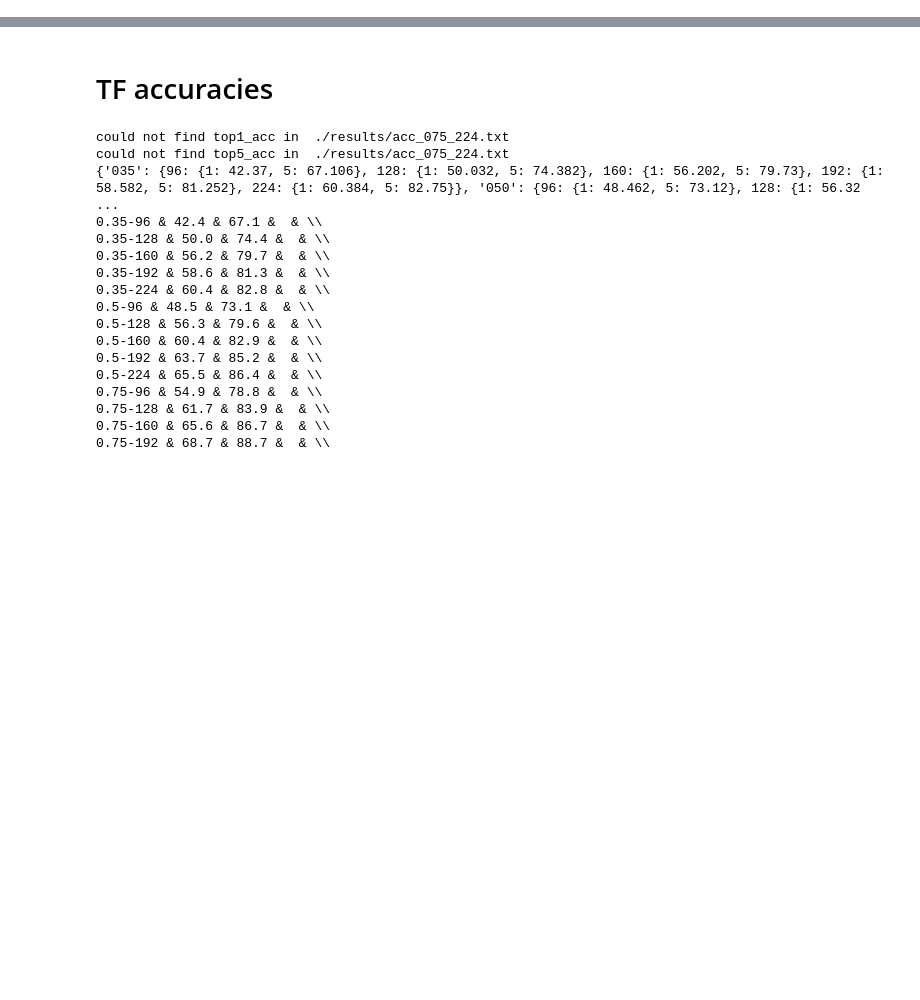
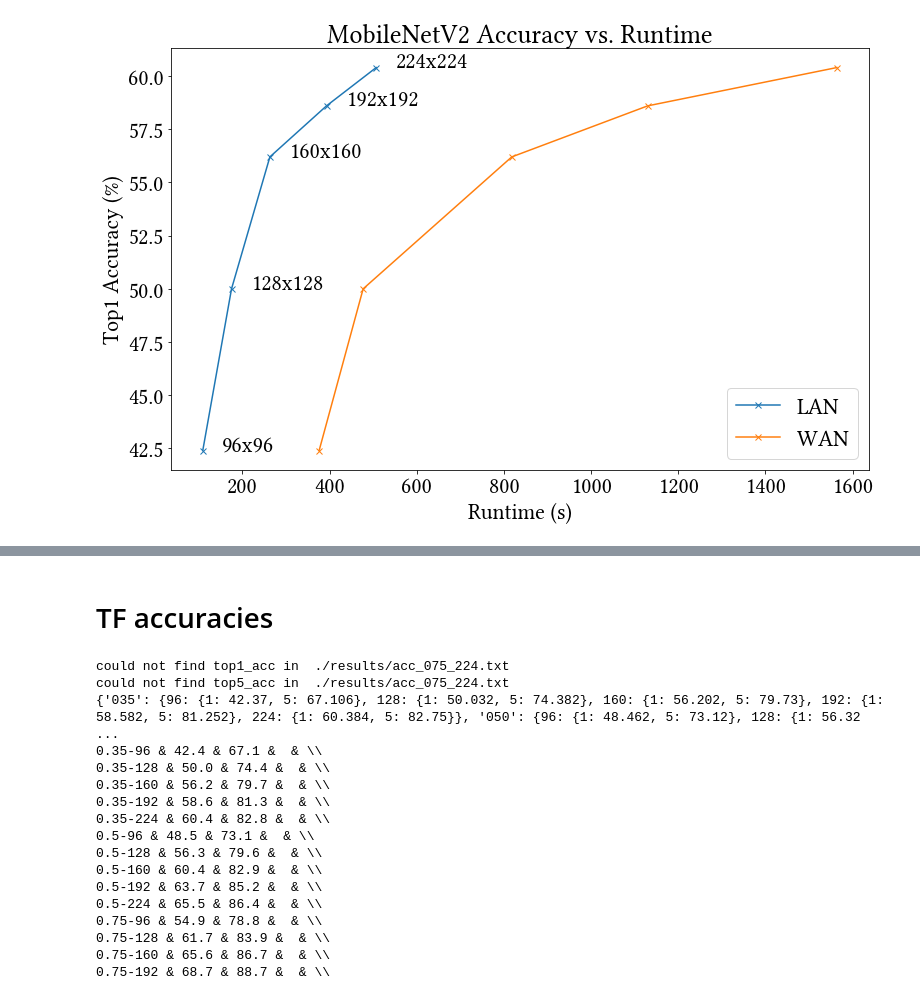
Before and after one commit to NervanaSystems/he-transformer, a Jupyter notebook: results/mobilenet_results/MobileNetV2Results.ipynb, the cells around one changed output, grey strips where cells are left out. Drawn from its saved outputs; the diff is of its cells as text; code cells hidden in the pictures; blank space fills up the shorter version.

Commit message:
Added libertine font plots

```diff
--- a/results/mobilenet_results/MobileNetV2Results.ipynb
+++ b/results/mobilenet_results/MobileNetV2Results.ipynb
@@ -25,3 +44,78 @@ def parse_results(file_name):
     assert(runtime is not None)
 
     return runtime
+# %%
+def make_mobilenet_table():
+    batch_size = 4096.
+
+    # TODO: replicate
+    lan_results = {96:109, 128:175, 160:263, 192:393, 224:507}
+
+
+    def parse_wan_results():
+        folder = './results/'
+
+        sizes = [96, 128, 160, 192, 224]
+
+        names = ['035_96_wan_test',
+                 '035_128_wan_test',
+                 '035_160_wan_test',
+                 '035_192_wan_test',
+                 '035_224_wan_test']
+
+        wan_times_s = {}
+        lan_times_s = {}
+
+        for size in sizes:
+            name = '035_' + str(size) + '_wan_test'
+            filename = folder + name + '.txt'
+            wan_time_ms = parse_results(filename)
+            wan_time_s = wan_time_ms / 1000.
+
+            wan_amt_time_ms = int(np.round(wan_time_ms / batch_size))
+            wan_time_s = int(np.round(wan_time_s,0))
+
+            lan_time_s = lan_results[size]
+            lan_time_ms = lan_time_s * 1000.
+            lan_amt_time_ms = int(np.round(lan_time_ms / batch_size))
+
+            table_str = name.strip('_wan_test').replace('_','-') + ' & ' \
+                + str(lan_amt_time_ms) + ' & ' + str(lan_time_s) + ' & ' \
+                + str(wan_amt_time_ms) + ' & ' + str(wan_time_s) + ' \\\\ '
+
+            wan_times_s[size] = wan_time_s
+            lan_times_s[size] = lan_time_s
+
+            print(table_str)
+
+        print('wan_times_s', wan_times_s)
+        print('lan_times_s', lan_times_s)
+
+        top1_accs = {96: 42.4, 128:50.0, 160:56.2, 192:58.6, 224:60.4}
+
+        lan_x_vals = [lan_times_s[size] for size in sizes]
+        wan_x_vals = [wan_times_s[size] for size in sizes]
+        y_vals = [top1_accs[size] for size in sizes]
+
+        #plt.rcParams.update({'font.size': 22})
+        plt.plot(lan_x_vals, y_vals, label='LAN', marker='x')
+        plt.plot(wan_x_vals, y_vals, label='WAN', marker='x')
+
+        for size in sizes:
+            plt.text(lan_times_s[size]+45, top1_accs[size], str(size)+'x'+str(size))
+
+        plt.legend(loc='lower right')
+        plt.xlabel('Runtime (s)')
+        plt.ylabel('Top1 Accuracy (%)')
+        plt.title('MobileNetV2 Accuracy vs. Runtime')
+        fig = plt.gcf()
+        fig.set_size_inches(12.5, 7.75)
+        #fig = plt.gcf()
+        fig.savefig('mobilenet_plot.png', dpi=300, bbox_inches='tight')
+        #plt.show()
+
+
+    parse_wan_results()
+
+make_mobilenet_table()
+# %% [output]
@@ -28 +129,2 @@ def parse_results(file_name):
+[figure, added]
 # %%
```
Also changed, not shown: parts of 7 cells of this notebook, 1 other file.
